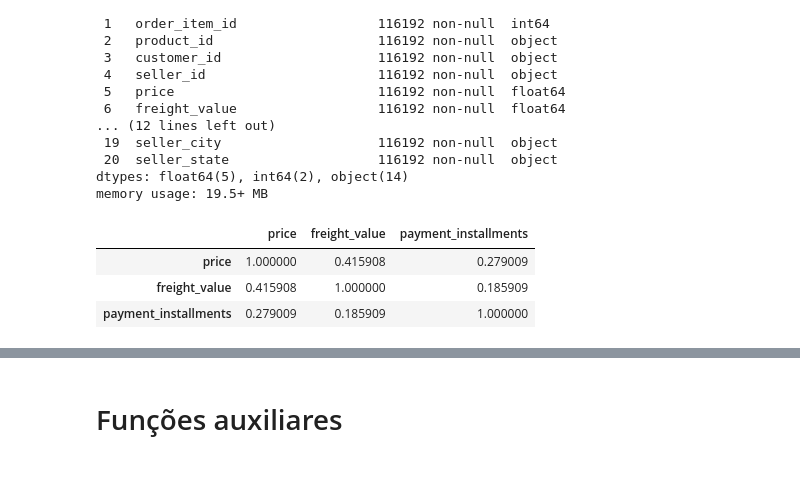
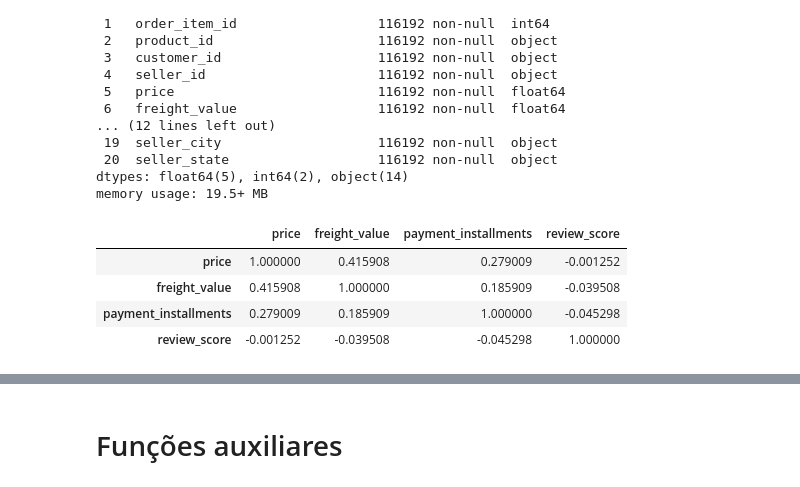
Before and after one commit to Rseiji/PSI3571_Machine_Learning, a Jupyter notebook: regressor_ecommerce_brasil/code/E-commerce_Regressor_Analise.ipynb, the cells around one changed output, grey strips where cells are left out. Saved outputs shown, nothing was run; the diff lists cells and outputs as text; code cells hidden in the pictures.

```diff
--- a/regressor_ecommerce_brasil/code/E-commerce_Regressor_Analise.ipynb
+++ b/regressor_ecommerce_brasil/code/E-commerce_Regressor_Analise.ipynb
@@ -184,9 +184,10 @@ df_final = df_final.drop(columns=['payment_value', 'payment_sequential', 'order_
 df_final = df_final[~df_final['order_status'].isin(['canceled', 'invoiced', 'unavailable'])]
 # %%
 # Há correlações relevantes entre as variáveis categóricas!
-df_final[['price', 'freight_value', 'payment_installments']].corr()
+df_final[['price', 'freight_value', 'payment_installments', 'review_score']].corr()
 # %% [output]
-|  | price | freight_value | payment_installments |
-| price | 1.000000 | 0.415908 | 0.279009 |
-| freight_value | 0.415908 | 1.000000 | 0.185909 |
-| payment_installments | 0.279009 | 0.185909 | 1.000000 |
+|  | price | freight_value | payment_installments | review_score |
+| price | 1.000000 | 0.415908 | 0.279009 | -0.001252 |
+| freight_value | 0.415908 | 1.000000 | 0.185909 | -0.039508 |
+| payment_installments | 0.279009 | 0.185909 | 1.000000 | -0.045298 |
+| review_score | -0.001252 | -0.039508 | -0.045298 | 1.000000 |
```
Also changed, not shown: parts of 15 cells of this notebook.
